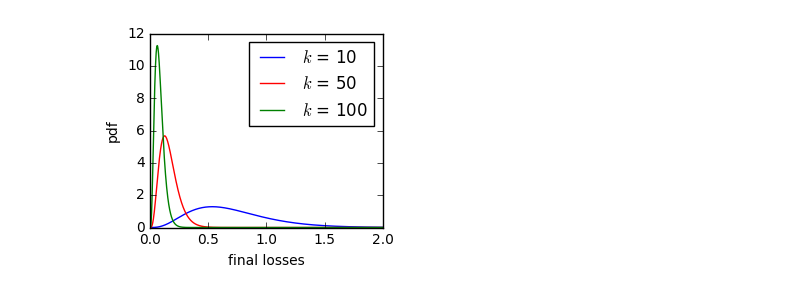
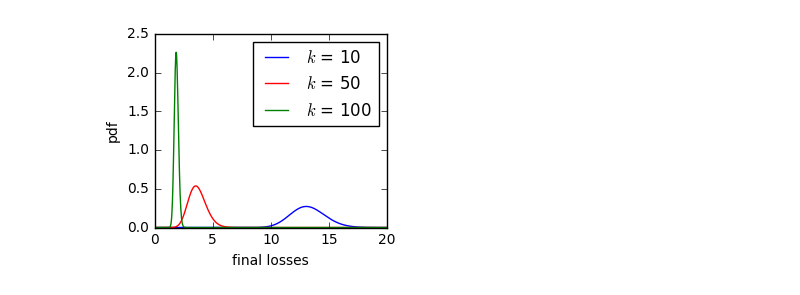
Before and after one commit to jessemzhang/porcupine_neural_networks, a Jupyter notebook: PNN_experiments.ipynb, the cells around one changed output. Cells and saved outputs as stored; diff of their text form; code cells hidden in the pictures.

```diff
--- a/PNN_experiments.ipynb
+++ b/PNN_experiments.ipynb
@@ -256,22 +200,16 @@ for j,k2 in enumerate(list_k2):
 # %%
 # Look at k2 = 10, 50, 100 cases
-
-list_k2 = [10,50,100]
-
-values = []
-for j,k2 in enumerate(list_k2):
-    final_losses = np.array([outputs[k2][i][-2] for i in range(num_sims)])
-    final_losses = final_losses[bad_optima[k2]]
-    values.append(final_losses[:80])
+list_k2_select = [10,50,100]
+d = {list_k2[i]:i for i in range(len(list_k2))}
 
 plt.figure(figsize=(8,2.5))
 colors = ['b','r','g']
-for j,i in enumerate(values):
+for j,k2 in enumerate(list_k2_select):
     plt.subplot(1,3,j+1)
-    plt.hist(i, color = colors[j], normed=True)
-    plt.xlim(0,2)
-    plt.title('$k$ = %s'%(list_k2[j]))
+    plt.hist(min_losses[d[k2],:], color = colors[j], normed=True)
+    plt.xlim(0,20)
+    plt.title('$k$ = %s'%(k2))
     if j == 0: plt.ylabel('pdf')
     plt.xlabel('final losses')
-plt.savefig('Figures/fig2a.pdf', format='pdf', dpi=500, bbox_inches='tight')
+plt.savefig('Figures/fig_pnn_losshist.pdf', format='pdf', dpi=500, bbox_inches='tight')
 # %% [output]
@@ -279,34 +217,22 @@ plt.savefig('Figures/fig2a.pdf', format='pdf', dpi=500, bbox_inches='tight')
 # %%
+# Fit gamma curves to the histograms
 from scipy.stats import gamma
-
-# Look at k2 = 10, 50, 100 cases
-
 def fit_gamma(data,xmax):
     x = np.linspace(0, xmax, 1000)
     param = gamma.fit(data, floc=0)
     return gamma.pdf(x, *param)
 
-list_k2 = [10,50,100]
-
-values = []
-for j,k2 in enumerate(list_k2):
-    final_losses = np.array([outputs[k2][i][-2] for i in range(num_sims)])
-    final_losses = final_losses[bad_optima[k2]]
-    values.append(final_losses[:80])
-
 plt.figure(figsize=(3,2.5))
 colors = ['b','r','g']
-bins=np.histogram(np.hstack(values), bins=40)[1] #get the bin edges
-for j,i in enumerate(values):
-#     plt.hist(i, bins, label='$k_2$ = %s'%(list_k2[j]), color = colors[j], alpha = 0.5, normed=True)
-    curve = fit_gamma(i,2)
-    plt.plot(np.linspace(0, 2, 1000),curve,c=colors[j],label='$k$ = %s'%(list_k2[j]))
+for j,k2 in enumerate(list_k2_select):
+    curve = fit_gamma(min_losses[d[k2]],20)
+    plt.plot(np.linspace(0, 20, 1000),curve,c=colors[j],label='$k$ = %s'%(k2))
 plt.legend()
 plt.xlabel('final losses')
 plt.ylabel('pdf')
-plt.savefig('Figures/fig2b.pdf', format='pdf', dpi=500, bbox_inches='tight')
+plt.savefig('Figures/fig_pnn_losshist_curvefit.pdf', format='pdf', dpi=500, bbox_inches='tight')
 # %% [output]
-[figure, old version]
+[figure, new version]
 # %%
 print('loss obtained if we always predict mean of labels: %.2f'%(np.mean(np.square(Y-np.mean(Y)))))
 print('loss obtained if we always predict 0: %.2f'%(np.mean(np.square(Y))))
```
Also changed, not shown: parts of 12 cells of this notebook.
